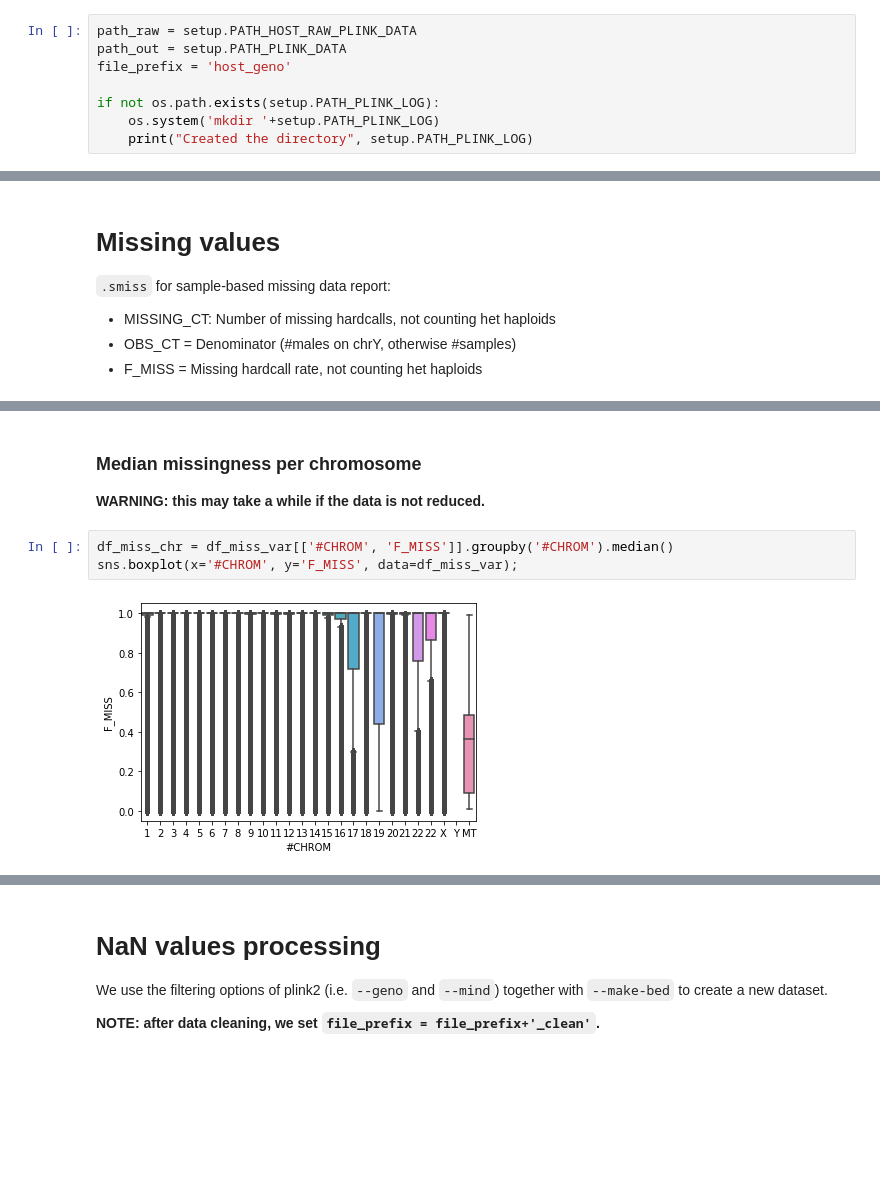
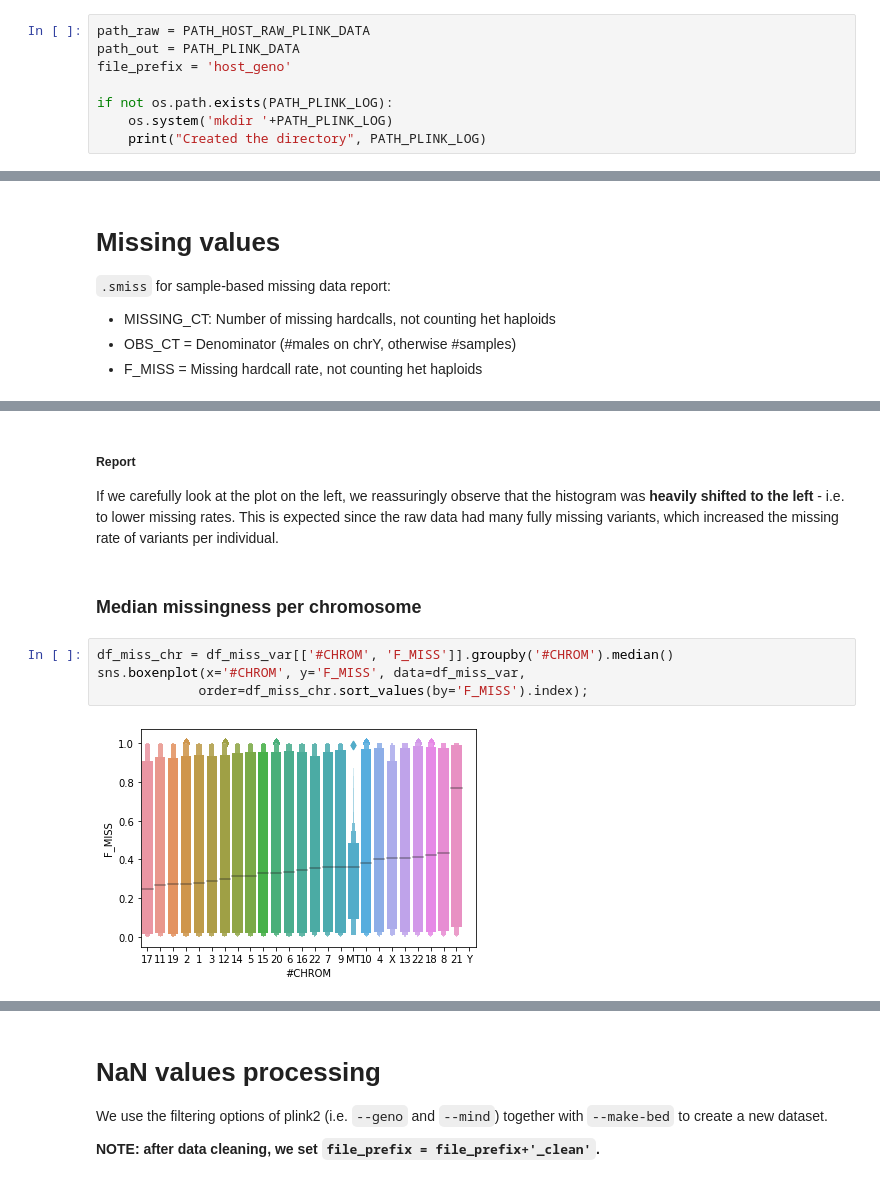
Before and after one commit to matthiaszeller/HBV, a Jupyter notebook: Host genotypes - Data preparation.ipynb, the cells around one changed output, grey strips where cells are left out. Saved outputs shown, nothing was run; the diff lists cells and outputs as text; blank space fills up the shorter version.

Commit message:
modification of the missing values processing pipeline

```diff
--- a/Host genotypes - Data preparation.ipynb
+++ b/Host genotypes - Data preparation.ipynb
@@ -68,13 +65,13 @@ Change the boolean value defined in the first cell of this notebook.
 # %% [markdown]
 ### Path management
 # %%
-path_raw = setup.PATH_HOST_RAW_PLINK_DATA
-path_out = setup.PATH_PLINK_DATA
+path_raw = PATH_HOST_RAW_PLINK_DATA
+path_out = PATH_PLINK_DATA
 file_prefix = 'host_geno'
 
-if not os.path.exists(setup.PATH_PLINK_LOG):
-    os.system('mkdir '+setup.PATH_PLINK_LOG)
-    print("Created the directory", setup.PATH_PLINK_LOG)
+if not os.path.exists(PATH_PLINK_LOG):
+    os.system('mkdir '+PATH_PLINK_LOG)
+    print("Created the directory", PATH_PLINK_LOG)
 # %% [markdown]
 ## Overview on raw data
 
@@ -258,9 +284,12 @@ ax[0].set_xlabel('rate of missing individuals'); ax[0].set_ylabel('number of var
+# %% [markdown]
+##### Report
+
+If we carefully look at the plot on the left, we reassuringly observe that the histogram was **heavily shifted to the left** - i.e. to lower missing rates. This is expected since the raw data had many fully missing variants, which increased the missing rate of variants per individual.
 # %% [markdown]
 ### Median missingness per chromosome
-
-**WARNING: this may take a while if the data is not reduced.**
 # %%
 df_miss_chr = df_miss_var[['#CHROM', 'F_MISS']].groupby('#CHROM').median()
-sns.boxplot(x='#CHROM', y='F_MISS', data=df_miss_var);
+sns.boxenplot(x='#CHROM', y='F_MISS', data=df_miss_var,
+             order=df_miss_chr.sort_values(by='F_MISS').index);
 # %% [output]
-[figure, old version]
+[figure, new version]
```
Also changed, not shown: parts of 30 cells of this notebook.
